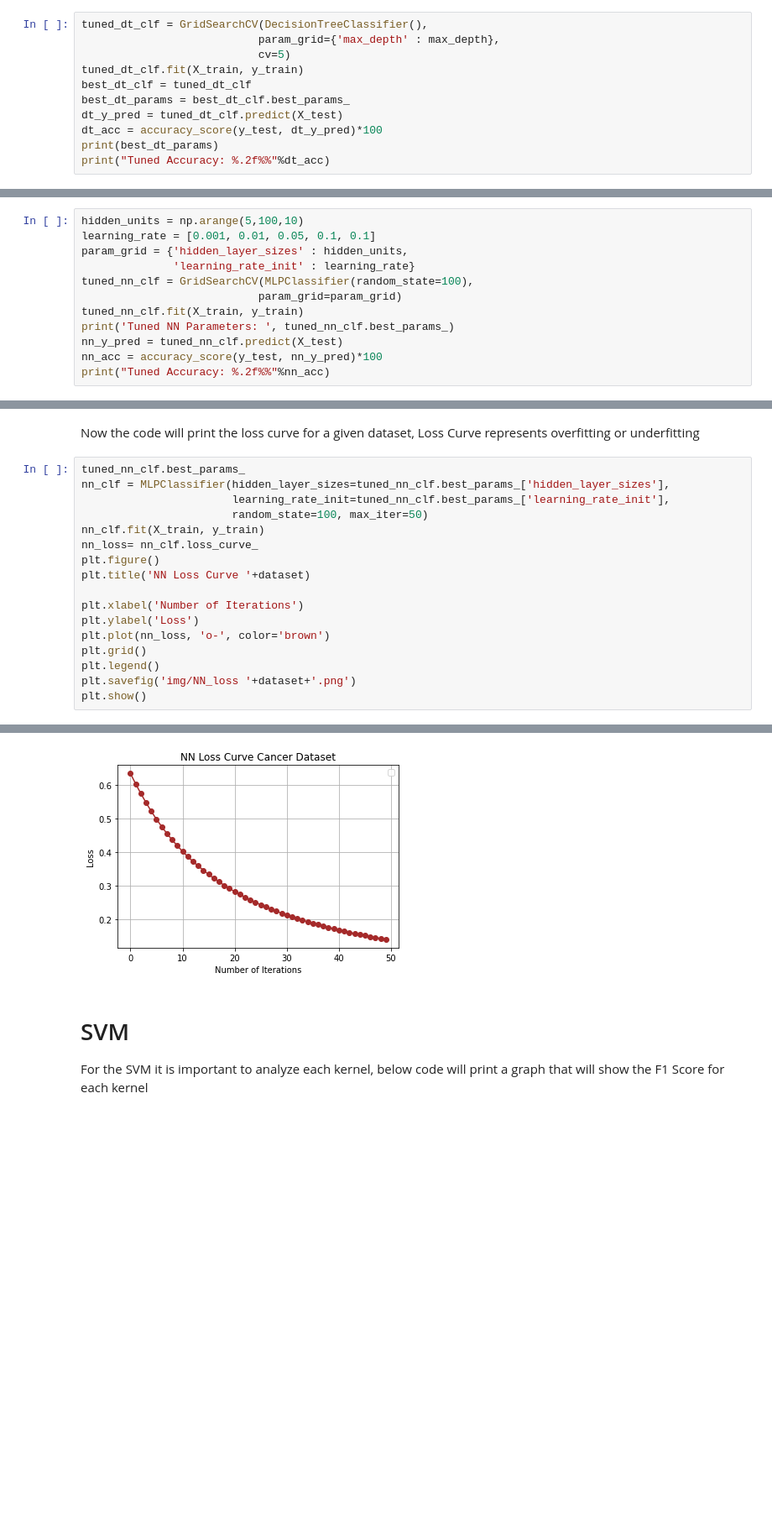
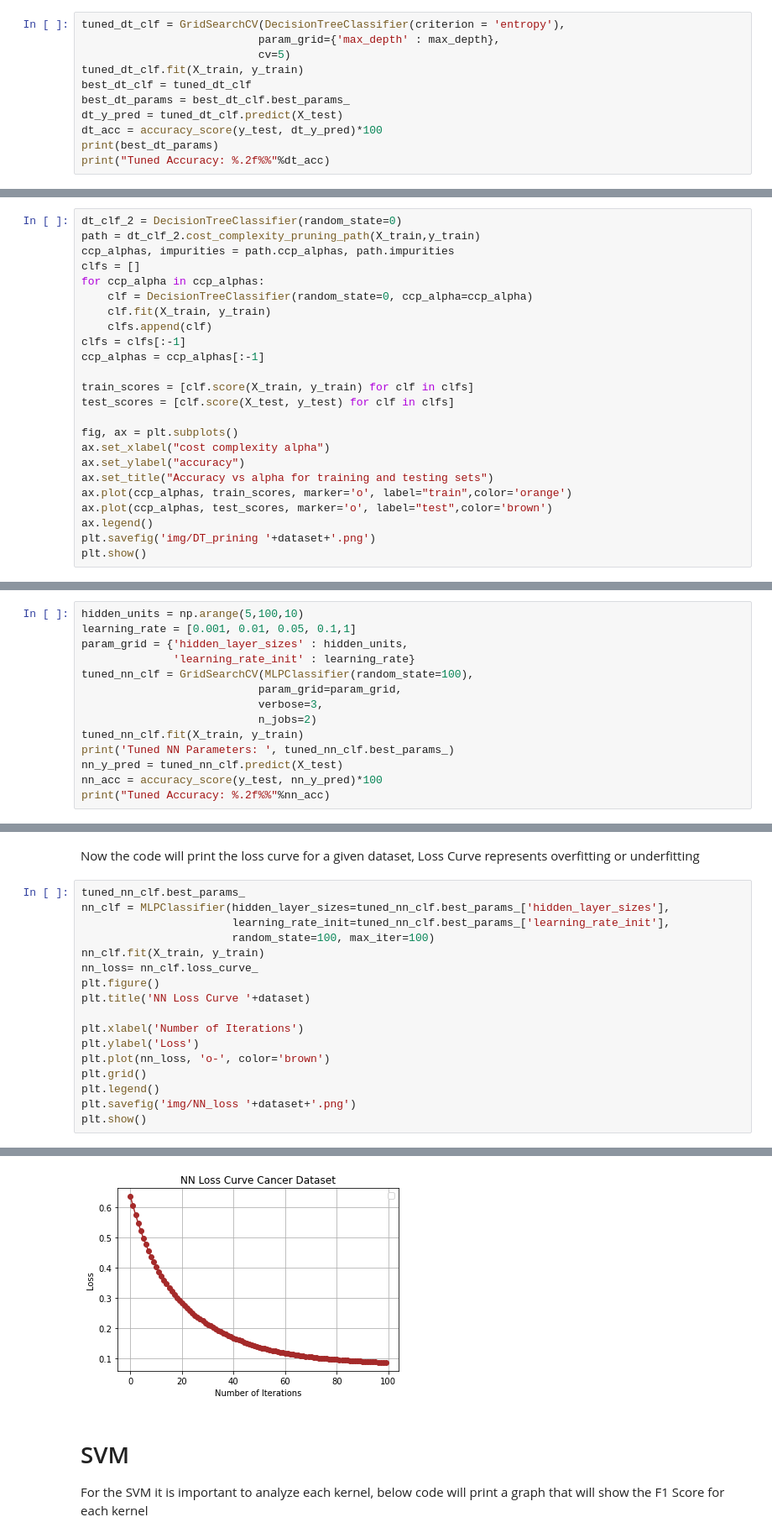
Before and after one commit to jbanigan/CS-7641, a Jupyter notebook: Supervised Learning/Supervised_Learning.ipynb, the cells around one changed output, grey strips where cells are left out. Shown: that part at 84% size. Drawn from its saved outputs; the diff is of its cells as text; blank space fills up the shorter version.

```diff
--- a/Supervised Learning/Supervised_Learning.ipynb
+++ b/Supervised Learning/Supervised_Learning.ipynb
@@ -100,7 +100,7 @@ plt.show()
 # %% [markdown]
 Next the Grid Search was performed, which finds the most optimized parameter of max_depth.
 # %%
-tuned_dt_clf = GridSearchCV(DecisionTreeClassifier(),
+tuned_dt_clf = GridSearchCV(DecisionTreeClassifier(criterion = 'entropy'),
                            param_grid={'max_depth' : max_depth},
                            cv=5)
 tuned_dt_clf.fit(X_train, y_train)
@@ -145,0 +155,24 @@ plt.show()
+# %%
+dt_clf_2 = DecisionTreeClassifier(random_state=0)
+path = dt_clf_2.cost_complexity_pruning_path(X_train,y_train)
+ccp_alphas, impurities = path.ccp_alphas, path.impurities
+clfs = []
+for ccp_alpha in ccp_alphas:
+    clf = DecisionTreeClassifier(random_state=0, ccp_alpha=ccp_alpha)
+    clf.fit(X_train, y_train)
+    clfs.append(clf)
+clfs = clfs[:-1]
+ccp_alphas = ccp_alphas[:-1]
+
+train_scores = [clf.score(X_train, y_train) for clf in clfs]
+test_scores = [clf.score(X_test, y_test) for clf in clfs]
+
+fig, ax = plt.subplots()
+ax.set_xlabel("cost complexity alpha")
+ax.set_ylabel("accuracy")
+ax.set_title("Accuracy vs alpha for training and testing sets")
+ax.plot(ccp_alphas, train_scores, marker='o', label="train",color='orange')
+ax.plot(ccp_alphas, test_scores, marker='o', label="test",color='brown')
+ax.legend()
+plt.savefig('img/DT_prining '+dataset+'.png')
+plt.show()
@@ -174,11 +209,13 @@ plt.show()
 next section the code performes a grid search and prints the accuracy, grid search is looking for best amount of hidden units, and the best learning rate that will yield the best accuracy for the given dataset
 # %%
 hidden_units = np.arange(5,100,10)
-learning_rate = [0.001, 0.01, 0.05, 0.1, 0.1]
+learning_rate = [0.001, 0.01, 0.05, 0.1,1]
 param_grid = {'hidden_layer_sizes' : hidden_units,
               'learning_rate_init' : learning_rate}
 tuned_nn_clf = GridSearchCV(MLPClassifier(random_state=100),
-                           param_grid=param_grid)
+                           param_grid=param_grid,
+                           verbose=3,
+                           n_jobs=2)
 tuned_nn_clf.fit(X_train, y_train)
 print('Tuned NN Parameters: ', tuned_nn_clf.best_params_)
 nn_y_pred = tuned_nn_clf.predict(X_test)
@@ -222,23 +272,23 @@ Now the code will print the loss curve for a given dataset, Loss Curve represent
 # %%
 tuned_nn_clf.best_params_
 nn_clf = MLPClassifier(hidden_layer_sizes=tuned_nn_clf.best_params_['hidden_layer_sizes'],
                        learning_rate_init=tuned_nn_clf.best_params_['learning_rate_init'],
-                       random_state=100, max_iter=50)
+                       random_state=100, max_iter=100)
 nn_clf.fit(X_train, y_train)
 nn_loss= nn_clf.loss_curve_
 plt.figure()
 plt.title('NN Loss Curve '+dataset)
 
 plt.xlabel('Number of Iterations')
 plt.ylabel('Loss')
 plt.plot(nn_loss, 'o-', color='brown')
 plt.grid()
 plt.legend()
 plt.savefig('img/NN_loss '+dataset+'.png')
 plt.show()
 # %% [output]
 No handles with labels found to put in legend.
-[figure, old version]
+[figure, new version]
 # %% [markdown]
 # SVM
 For the SVM it is important to analyze each kernel, below code will print a graph that will show the F1 Score for each kernel
```
Also changed, not shown: parts of 20 cells of this notebook, 39 other files.
